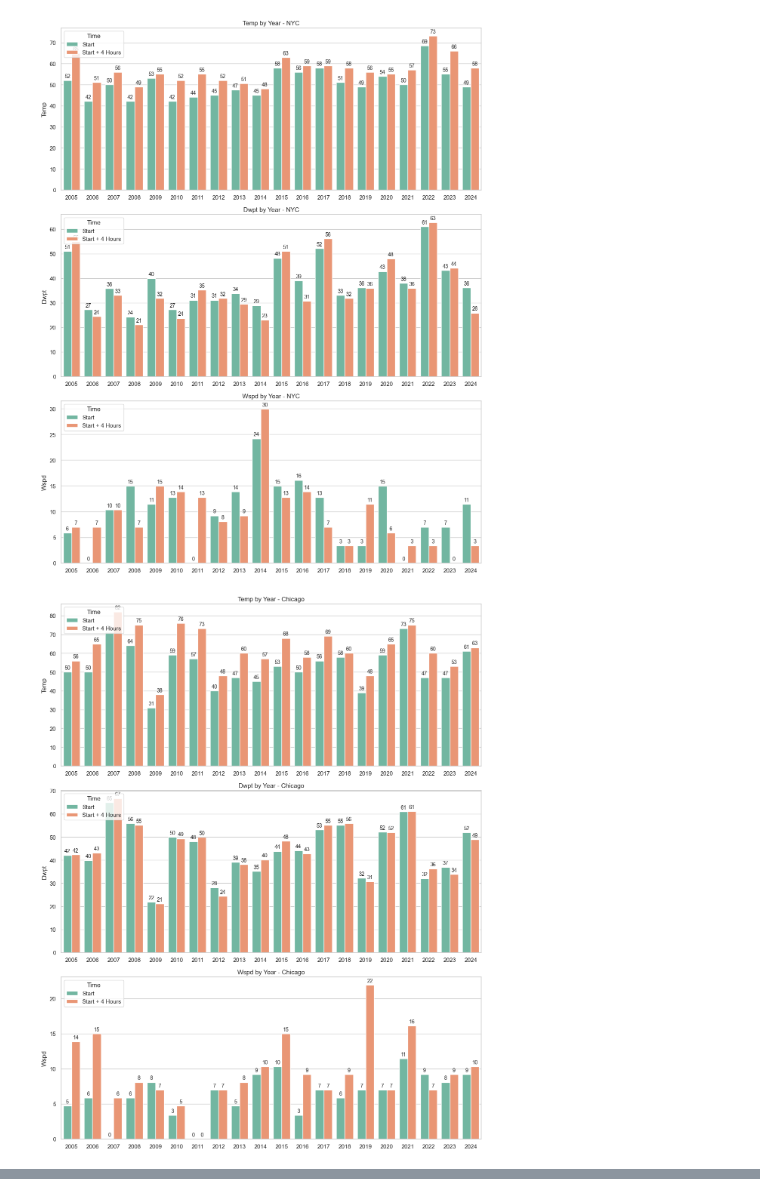
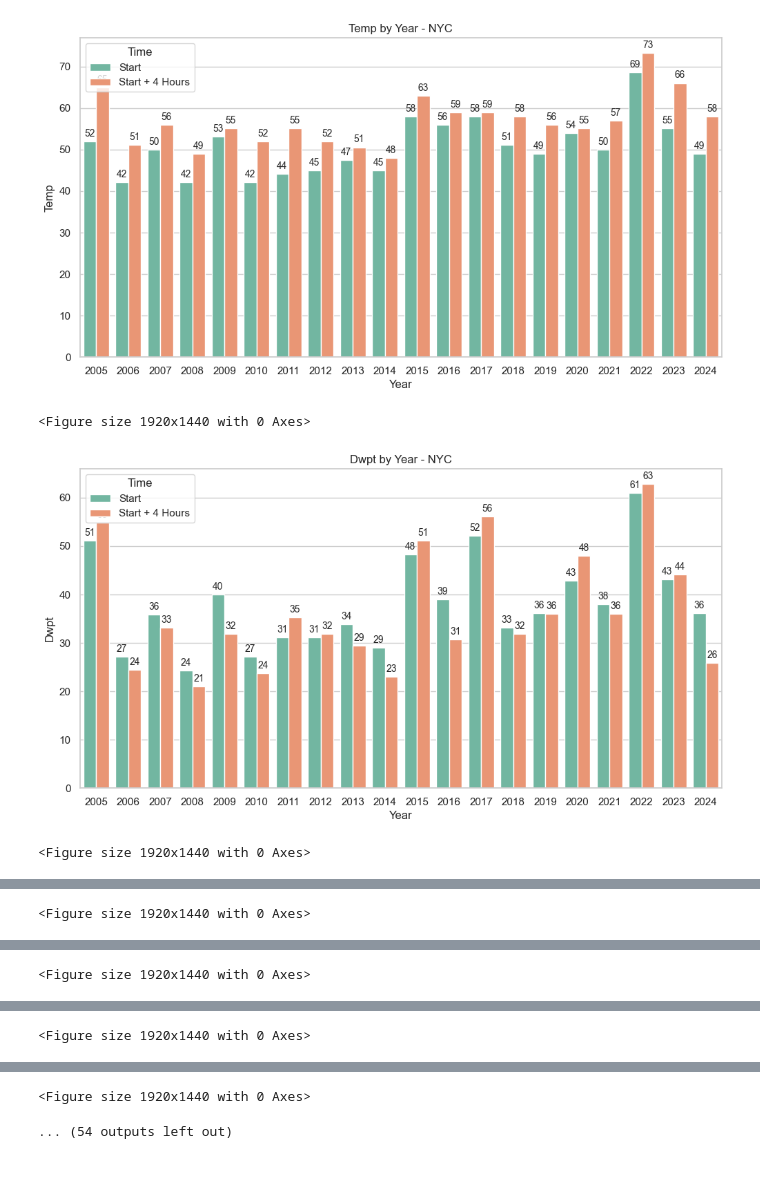
Before and after one commit to racheldadamio/rachels-receipts, a Jupyter notebook: marathon_weather/weather.ipynb, the cells around one changed output, grey strips where cells are left out. Saved outputs shown, nothing was run; the diff lists cells and outputs as text; code cells hidden in the pictures; blank space fills up the shorter version.

```diff
--- a/marathon_weather/weather.ipynb
+++ b/marathon_weather/weather.ipynb
@@ -309,8 +326,9 @@ Warning: Cannot load hourly/2005/SC9N0.csv.gz from https://bulk.meteostat.net/v2
 # %%
 import matplotlib.pyplot as plt
 import seaborn as sns
+import pandas as pd
 
-def plot_yearly_metrics(df):
+def plot_yearly_metrics_individually(df):
     metrics = ["temp", "dwpt", "wspd"]
     df_long = pd.melt(
         df,
@@ -324,24 +342,23 @@ def plot_yearly_metrics(df):
     df_long["time"] = df_long["metric"].apply(lambda x: "Start" if "start" in x and "plus_4" not in x else "Start + 4 Hours")
     df_long["metric"] = df_long["metric"].str.split("_").str[0]  # Keep only the metric name (temp, dwpt, wspd)
 
-    # Plot
+    # Plot each metric individually
     sns.set_theme(style="whitegrid")
-    fig, axes = plt.subplots(3, 1, figsize=(12, 15), sharex=False)
 
-    # Loop through each metric and plot
-    for ax, metric in zip(axes, metrics):
+    for metric in metrics:
         metric_data = df_long[df_long["metric"] == metric]
 
+        plt.figure(figsize=(12, 6))
         sns.barplot(
             data=metric_data,
             x="year",
             y="value",
             hue="time",
             palette="Set2",
-            ax=ax,
         )
 
         # Add data labels rounded to the nearest integer
+        ax = plt.gca()  # Get the current axes
         for container in ax.containers:
             ax.bar_label(
                 container,
@@ -352,16 +369,19 @@ def plot_yearly_metrics(df):
             )
 
         # Customizations
-        ax.set_title(f"{metric.capitalize()} by Year - {df['marathon_name'][0]}")
-        ax.set_ylabel(f"{metric.capitalize()}")
-        ax.set_xlabel("")
-        ax.legend(title="Time", loc="upper left")
+        plt.title(f"{metric.capitalize()} by Year - {df['marathon_name'][0]}")
+        plt.ylabel(f"{metric.capitalize()}")
+        plt.xlabel("Year")
+        plt.legend(title="Time", loc="upper left")
+        plt.figure(dpi=300)
 
-    plt.tight_layout()
-    plt.show()
+        plt.tight_layout()
+        plt.show()
 # %%
 for df in [nyc, chicago, boston, la, honolulu, marine_corps, disney, philadelphia, cim, grandmas, houston]:
-    plot_yearly_metrics(df)
+    plot_yearly_metrics_individually(df)
 # %% [output]
-[figure, old version]
+[figure, new version]
+<Figure size 1920x1440 with 0 Axes>
-[figure, old version]
+[figure, new version]
+<Figure size 1920x1440 with 0 Axes>
@@ -368,0 +389 @@ for df in [nyc, chicago, boston, la, honolulu, marine_corps, disney, philadelphi
+<Figure size 1920x1440 with 0 Axes>
@@ -369,0 +391 @@ for df in [nyc, chicago, boston, la, honolulu, marine_corps, disney, philadelphi
+<Figure size 1920x1440 with 0 Axes>
@@ -370,0 +393 @@ for df in [nyc, chicago, boston, la, honolulu, marine_corps, disney, philadelphi
+<Figure size 1920x1440 with 0 Axes>
@@ -377,3 +395,5 @@ for df in [nyc, chicago, boston, la, honolulu, marine_corps, disney, philadelphi
+<Figure size 1920x1440 with 0 Axes>
+... (54 outputs left out)
 # %%
 def calculate_precipitation_percentages(df):
     """Calculate the percentage of years with precipitation at start and start + 4 hours."""
```
Also changed, not shown: parts of 11 cells of this notebook.
